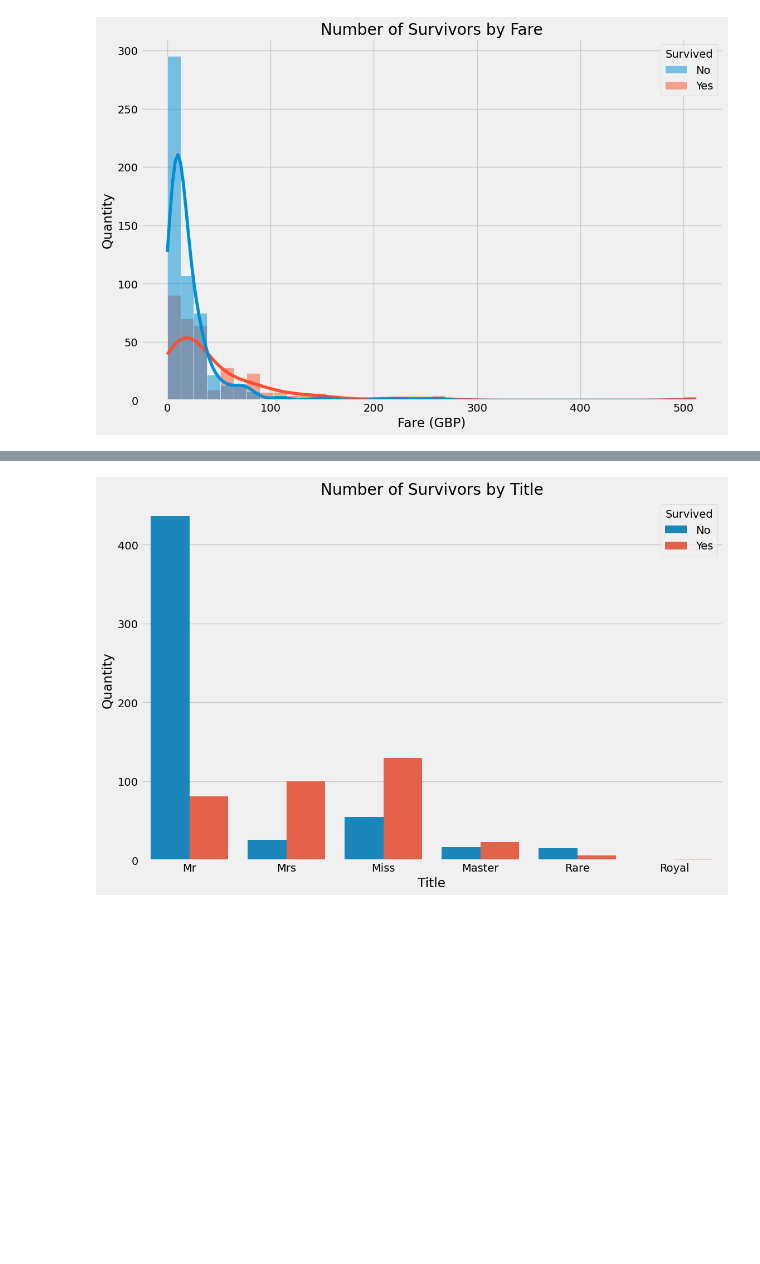
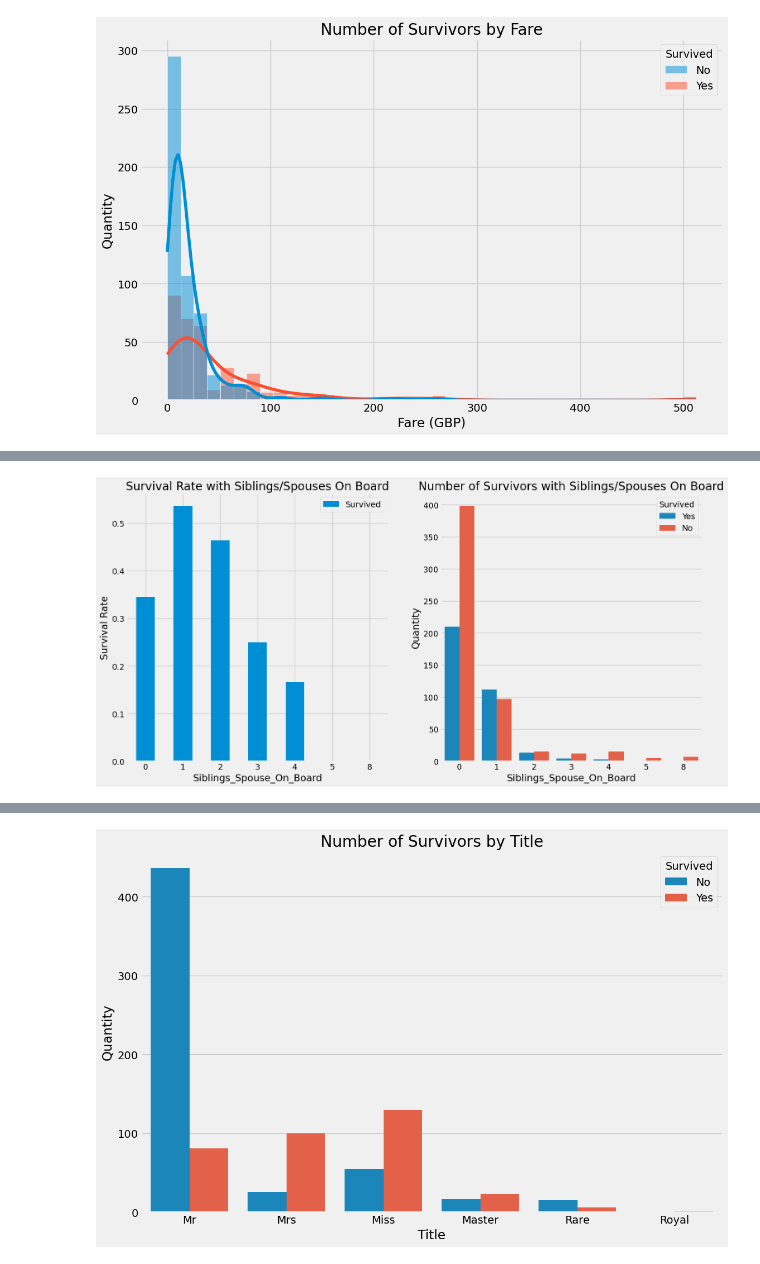
Before and after one commit to 3112aastikg/Titanic-Dataset-Prediction-Model-, a Jupyter notebook: Project Midterm Avaintern Data Analytics.ipynb, the cells around one changed output, grey strips where cells are left out. Cells and saved outputs as stored; diff of their text form; code cells hidden in the pictures; blank space fills up the shorter version.

```diff
--- a/Project Midterm Avaintern Data Analytics.ipynb
+++ b/Project Midterm Avaintern Data Analytics.ipynb
@@ -147,0 +148,15 @@ plt.show()
+# %%
+f, ax = plt.subplots(1, 2, figsize=(16, 8))
+(train.assign(Survived= train['Survived'].eq('Yes'))
+            [['Siblings_Spouse_On_Board', 'Survived']]
+            .groupby(['Siblings_Spouse_On_Board']).mean()
+            .plot.bar(ax=ax[0])) #siblings spouse on board comparison of survival rate and number of survivors with siblings or spouse on board
+ax[0].set_title('Survival Rate with Siblings/Spouses On Board')
+ax[0].set_ylabel('Survival Rate')
+ax[0].set_xticklabels(ax[0].get_xticklabels(), rotation=0)
+sns.countplot(x='Siblings_Spouse_On_Board', hue='Survived', data=train, ax=ax[1])
+ax[1].set_title('Number of Survivors with Siblings/Spouses On Board')
+ax[1].set_ylabel('Quantity')
+plt.show()
+# %% [output]
+[figure, added]
```
Also changed, not shown: parts of 8 cells of this notebook, 4 other files.
